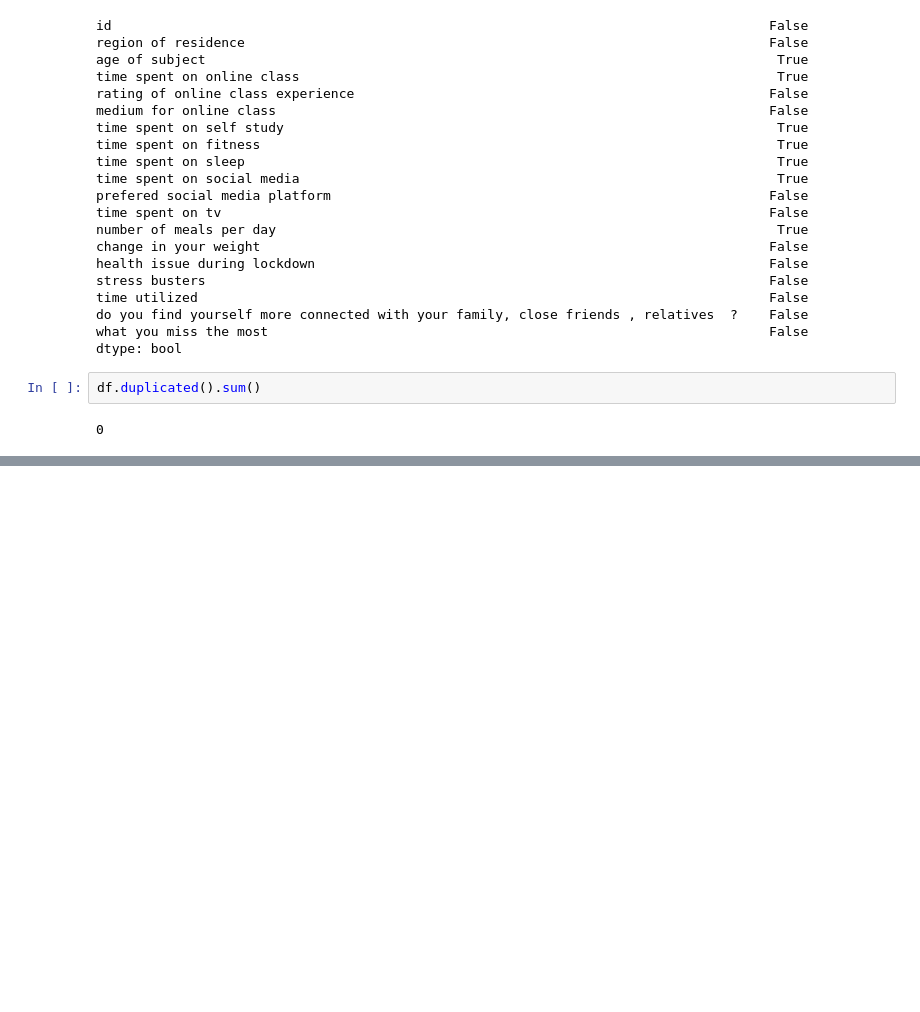
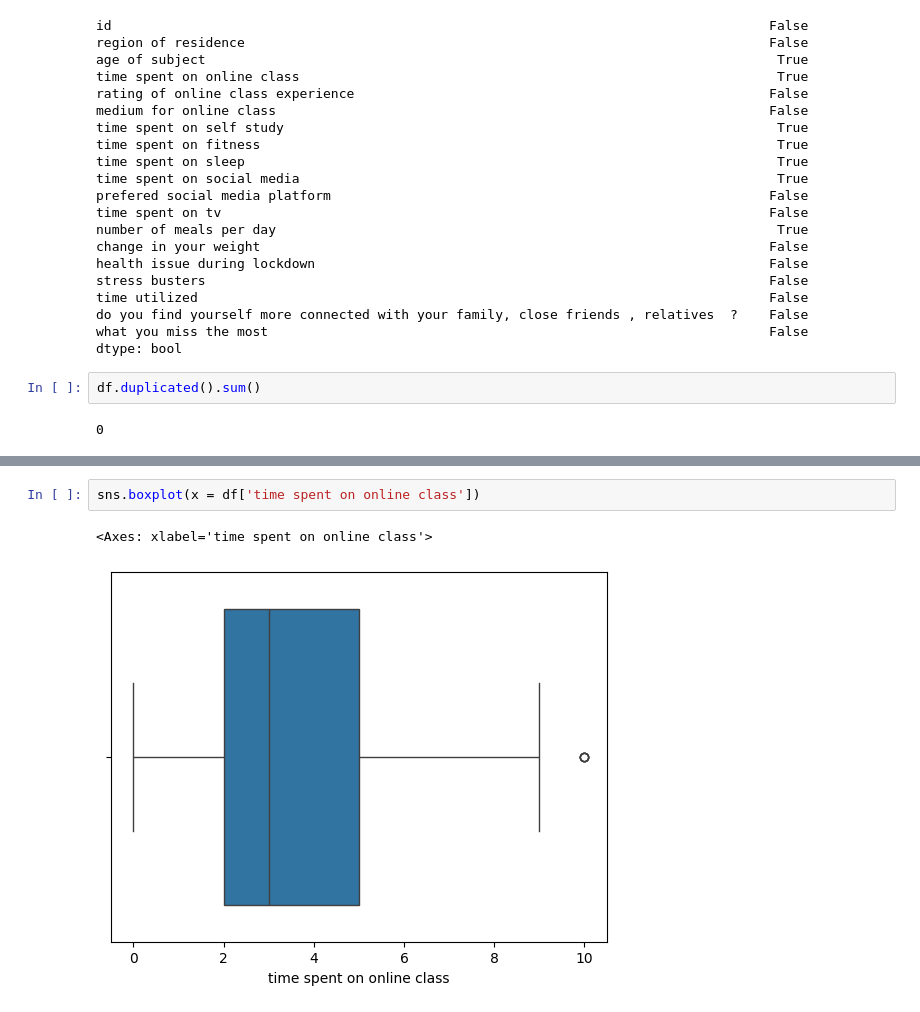
Before and after one commit to laurenwisniewski/DS-3001-Project, a Jupyter notebook: CovidCleanedCode.ipynb, the cells around one changed output, grey strips where cells are left out. Saved outputs shown, nothing was run; the diff lists cells and outputs as text; blank space fills up the shorter version.

```diff
--- a/CovidCleanedCode.ipynb
+++ b/CovidCleanedCode.ipynb
@@ -158,0 +205,5 @@ dtype: int64
+# %%
+sns.boxplot(x = df['time spent on online class'])
+# %% [output]
+<Axes: xlabel='time spent on online class'>
+[figure, added]
```
Also changed, not shown: parts of 9 cells of this notebook.
